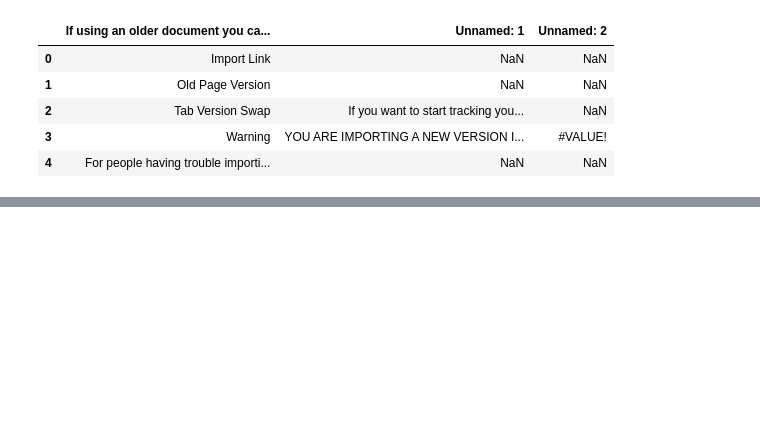
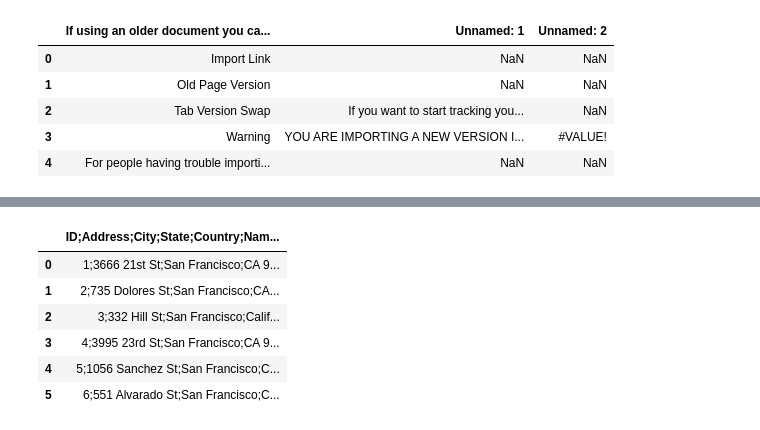
Before and after one commit to VicenteCorts/Learning_Python, a Jupyter notebook: downloads/Untitled.ipynb, the cells around one changed output, grey strips where cells are left out. Cells and saved outputs as stored; diff of their text form; code cells hidden in the pictures; blank space fills up the shorter version.

```diff
--- a/downloads/Untitled.ipynb
+++ b/downloads/Untitled.ipynb
@@ -110,0 +136,11 @@ df4
+# %%
+df5=pandas.read_csv('supermarkets-semi-colons.txt')
+df5
+# %% [output]
+|  | ID;Address;City;State;Country;Nam... |
+| 0 | 1;3666 21st St;San Francisco;CA 9... |
+| 1 | 2;735 Dolores St;San Francisco;CA... |
+| 2 | 3;332 Hill St;San Francisco;Calif... |
+| 3 | 4;3995 23rd St;San Francisco;CA 9... |
+| 4 | 5;1056 Sanchez St;San Francisco;C... |
+| 5 | 6;551 Alvarado St;San Francisco;C... |
```
Also changed, not shown: parts of 4 cells of this notebook, 1 other file.
